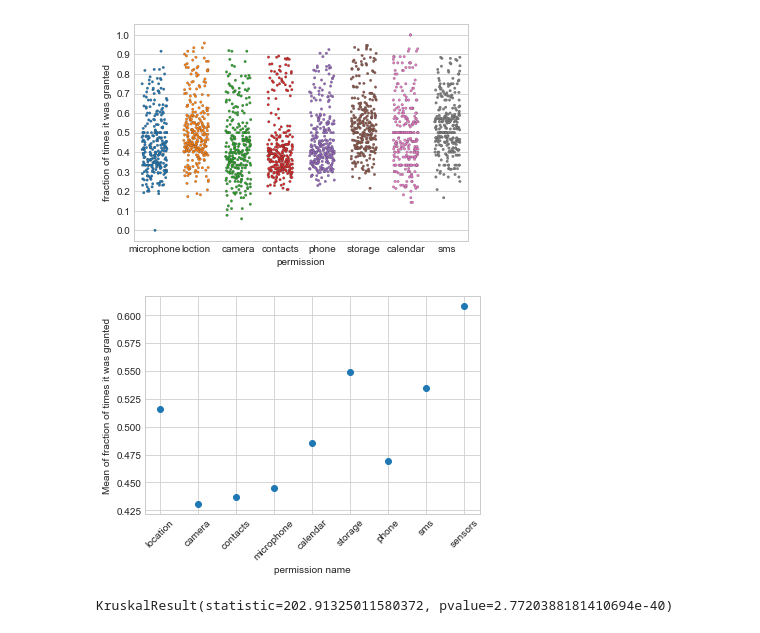
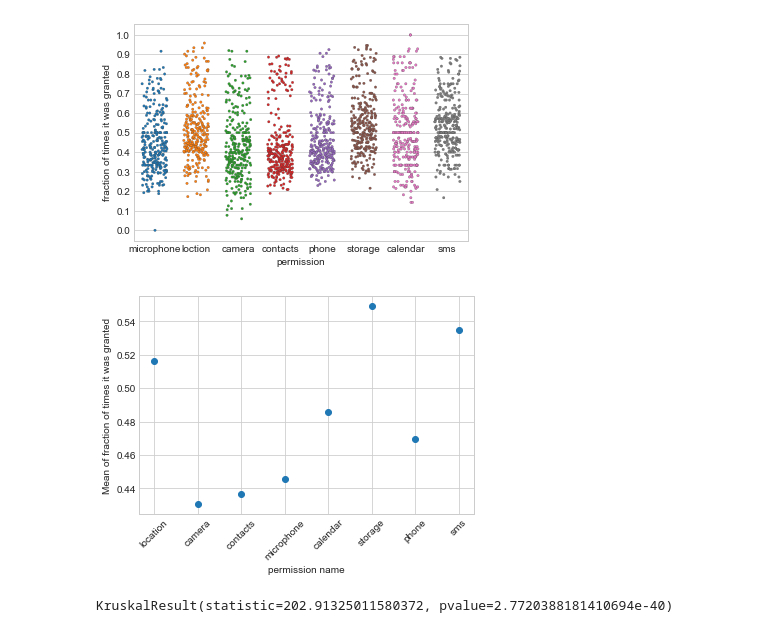
Before and after one commit to Qatrunnada/THIRD-crowdperm-analysis, a Jupyter notebook: THIRD-crowdperm-main-analysis copy.ipynb, the cells around one changed output. Drawn from its saved outputs; the diff is of its cells as text; code cells hidden in the pictures.

Commit message:
added a plot

```diff
--- a/THIRD-crowdperm-main-analysis copy.ipynb
+++ b/THIRD-crowdperm-main-analysis copy.ipynb
@@ -341,37 +341,38 @@ with open('dangerLevel_out.csv','w') as out:
                 grantedPerm[y] = grantedPerm[y] + 1
 
         danger = row[8].split(',')
 
 
 
 dfDanger = pandas.read_csv('dangerLevel_out.csv',sep=',')
 
 #cursor.close()
 #cnx.close()
 
 location=dfDanger['number of apps granted location']/dfDanger['number of apps requested location']
 camera=dfDanger['number of apps granted camera']/dfDanger['number of apps requested camera']
 contacts=dfDanger['number of apps granted contacts']/dfDanger['number of apps requested contacts']
 microphone=dfDanger['number of apps granted microphone']/dfDanger['number of apps requested microphone']
 calendar=dfDanger['number of apps granted calendar']/dfDanger['number of apps requested calendar']
 storage=dfDanger['number of apps granted storage']/dfDanger['number of apps requested storage']
 phone=dfDanger['number of apps granted phone']/dfDanger['number of apps requested phone']
 sms=dfDanger['number of apps granted sms']/dfDanger['number of apps requested sms']
 sensors=dfDanger['number of apps granted sensor']/dfDanger['number of apps requested sensor']
 
 permissionCounts=[location,camera,contacts,microphone,calendar,storage,phone,sms,sensors]
-permissionsFractions=[location.mean(),camera.mean(),contacts.mean(),microphone.mean(),calendar.mean(),storage.mean(),phone.mean(),sms.mean(),sensors.mean()]
-permissionNames=['location','camera','contacts','microphone','calendar','storage','phone','sms','sensors']
+#permissionsFractions=[location.mean(),camera.mean(),contacts.mean(),microphone.mean(),calendar.mean(),storage.mean(),phone.mean(),sms.mean(),sensors.mean()]
+permissionNames=['location','camera','contacts','microphone','calendar','storage','phone','sms']
+permissionsFractions=[location.mean(),camera.mean(),contacts.mean(),microphone.mean(),calendar.mean(),storage.mean(),phone.mean(),sms.mean()]
 
 
 plt.plot(permissionsFractions,'o')
-plt.xticks([0, 1, 2,3,4,5,6,7,8],['location','camera','contacts','microphone','calendar','storage','phone','sms','sensors'])
+plt.xticks([0, 1, 2,3,4,5,6,7],['location','camera','contacts','microphone','calendar','storage','phone','sms'])
 plt.xticks(rotation=45)
 plt.xlabel('permission name')
 plt.ylabel('Mean of fraction of times it was granted')
 plt.show()
 # %% [output]
-[figure, old version]
+[figure, new version]
 # %%
 #dfPermissions=dfPermissions[dfPermissions['number of apps requested sensor']>5]
 ########FILTER for >5 apps requesting the permission
```
Also changed, not shown: parts of 1 cell of this notebook.
